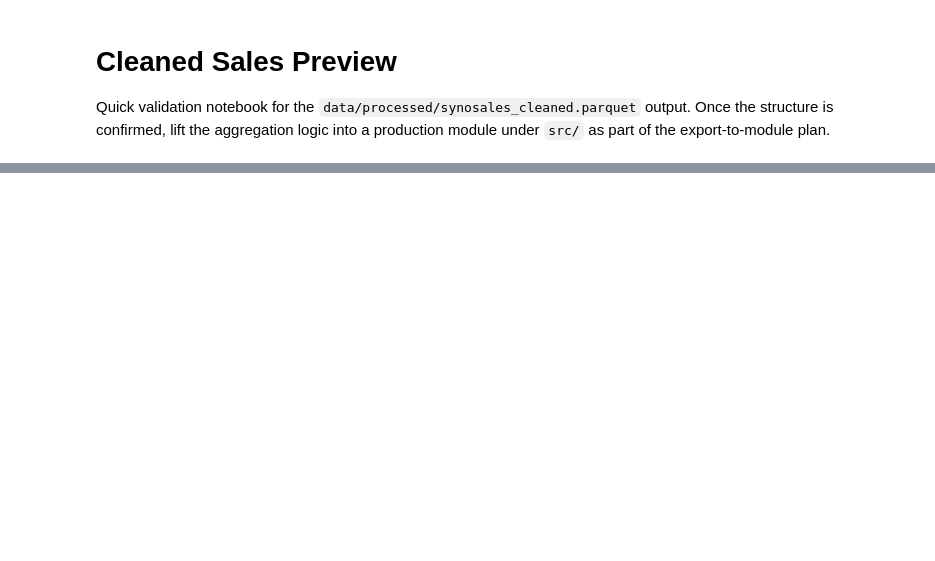
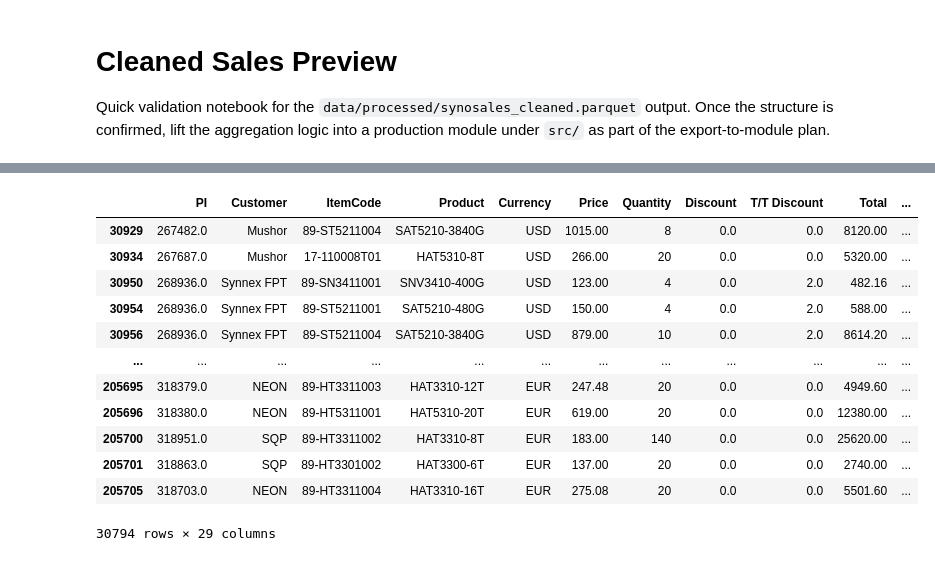
Before and after one commit to tonychu805/syno_bi, a Jupyter notebook: notebook/cleaned_sales_preview.ipynb, the cells around one changed output, grey strips where cells are left out. Cells and saved outputs as stored; diff of their text form; code cells hidden in the pictures; blank space fills up the shorter version.

```diff
--- a/notebook/cleaned_sales_preview.ipynb
+++ b/notebook/cleaned_sales_preview.ipynb
@@ -4,5 +4,8 @@
 Quick validation notebook for the `data/processed/synosales_cleaned.parquet` output. Once the structure is confirmed, lift the aggregation logic into a production module under `src/` as part of the export-to-module plan.
 # %%
 from pathlib import Path
+import os
+import pandas as pd
 
-import pandas as pd
+pd.set_option('display.max_rows', None)
+pd.set_option('display.max_columns', None)
@@ -24,0 +16,6 @@ df_cleaned.head()
+# %%
+repo = Path("/Volumes/docker/syno_bi/repo")
+df = pd.read_parquet(repo / "data/processed/synosales_cleaned.parquet")
+
+suite_NAS = df[df["source_sheet"].isin(["2023", "2024"])]
+suite_C2 = df[df["source_sheet"].isin(["2023-C2", "2024-C2"])]
@@ -60,0 +94,16 @@ df_cleaned.describe(include='all')
+# %%
+suite_NAS[suite_NAS['Unit'].notnull()]
+# %% [output]
+|  | PI | Customer | ItemCode | Product | Currency | Price | Quantity | Discount | T/T Discount | Total | ... |
+| 30929 | 267482.0 | Mushor | 89-ST5211004 | SAT5210-3840G | USD | 1015.00 | 8 | 0.0 | 0.0 | 8120.00 | ... |
+| 30934 | 267687.0 | Mushor | 17-110008T01 | HAT5310-8T | USD | 266.00 | 20 | 0.0 | 0.0 | 5320.00 | ... |
+| 30950 | 268936.0 | Synnex FPT | 89-SN3411001 | SNV3410-400G | USD | 123.00 | 4 | 0.0 | 2.0 | 482.16 | ... |
+| 30954 | 268936.0 | Synnex FPT | 89-ST5211001 | SAT5210-480G | USD | 150.00 | 4 | 0.0 | 2.0 | 588.00 | ... |
+| 30956 | 268936.0 | Synnex FPT | 89-ST5211004 | SAT5210-3840G | USD | 879.00 | 10 | 0.0 | 2.0 | 8614.20 | ... |
+| ... | ... | ... | ... | ... | ... | ... | ... | ... | ... | ... | ... |
+| 205695 | 318379.0 | NEON | 89-HT3311003 | HAT3310-12T | EUR | 247.48 | 20 | 0.0 | 0.0 | 4949.60 | ... |
+| 205696 | 318380.0 | NEON | 89-HT5311001 | HAT5310-20T | EUR | 619.00 | 20 | 0.0 | 0.0 | 12380.00 | ... |
+| 205700 | 318951.0 | SQP | 89-HT3311002 | HAT3310-8T | EUR | 183.00 | 140 | 0.0 | 0.0 | 25620.00 | ... |
+| 205701 | 318863.0 | SQP | 89-HT3301002 | HAT3300-6T | EUR | 137.00 | 20 | 0.0 | 0.0 | 2740.00 | ... |
+| 205705 | 318703.0 | NEON | 89-HT3311004 | HAT3310-16T | EUR | 275.08 | 20 | 0.0 | 0.0 | 5501.60 | ... |
+30794 rows × 29 columns
```
Also changed, not shown: parts of 15 cells of this notebook, 3 other files.
